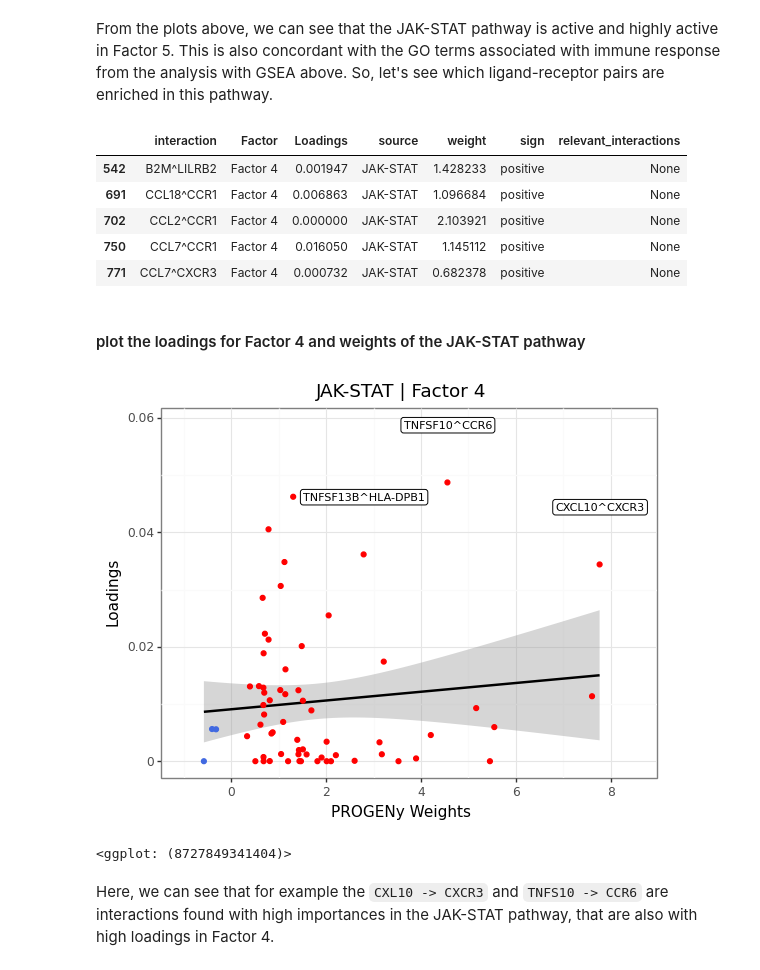
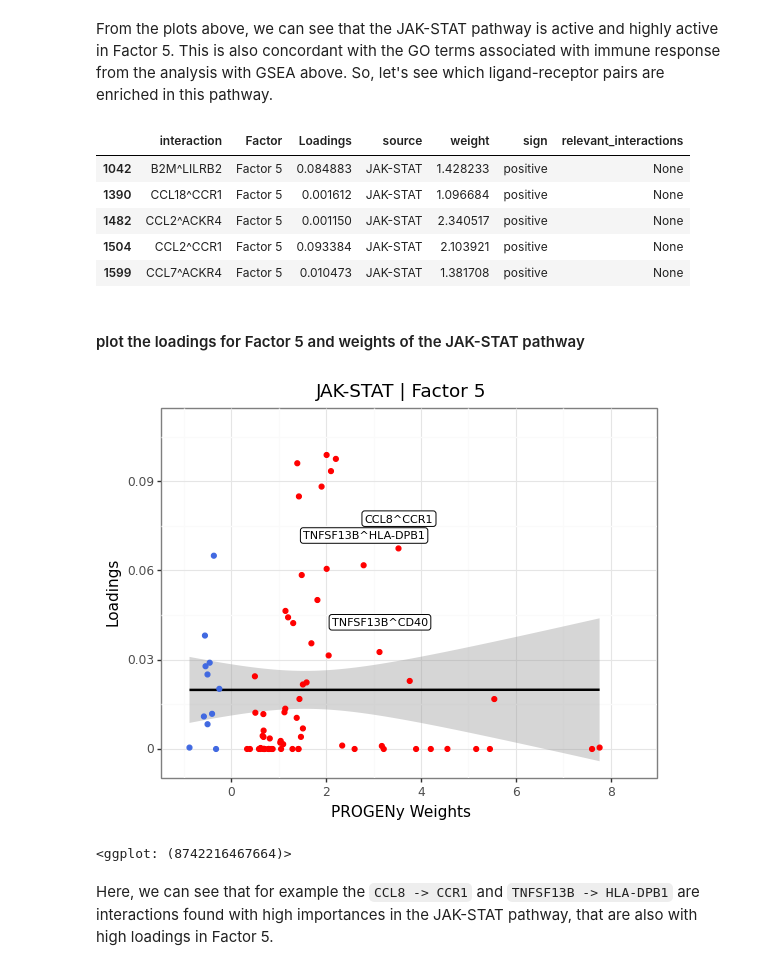
Before and after one commit to saezlab/ccc_protocols, a Jupyter notebook: notebooks/ccc_python/06-Functional-Footprinting.ipynb, the cells around one changed output. Cells and saved outputs as stored; diff of their text form; code cells hidden in the pictures.

```diff
--- a/notebooks/ccc_python/06-Functional-Footprinting.ipynb
+++ b/notebooks/ccc_python/06-Functional-Footprinting.ipynb
@@ -19,6 +20,6 @@ warnings.filterwarnings('ignore')
 # %% [markdown]
 ## Directories
 # %%
-output_folder = '../../Figures/'
+output_folder = '../../data/tc2c-outputs/'
 c2c.io.directories.create_directory(output_folder)
 # %% [output]
@@ -181,3 +200,5 @@ sns.clustermap(estimate, xticklabels=estimate.columns, cmap='coolwarm', z_score=
 # %% [markdown]
 Let's zoom in on Factor 5, which was strongly associated to the differences between control and condition across contexts and visualize the enrichment scores:
+# %%
+selected_factor = 'Factor 5'
 # %%
@@ -190,7 +213,7 @@ From the plots above, we can see that the JAK-STAT pathway is active and highly
 # loadings to long format
 lr_loadings_long = lr_loadings.reset_index().melt(id_vars='index', var_name="Factor", value_name="Loadings").rename(columns={'index':'interaction'})
 # join progeny weights and keep only JAK-STAT pathway
-lr_loadings_long = lr_loadings_long.merge(lr_progeny, on='interaction').query("source == 'JAK-STAT' and Factor == 'Factor 4'")
+lr_loadings_long = lr_loadings_long.merge(lr_progeny, on='interaction').query("source == 'JAK-STAT' and Factor == '{}'".format(selected_factor))
 # add sign to the weights
 lr_loadings_long['sign'] = lr_loadings_long['weight'].apply(lambda x: 'positive' if x > 0 else 'negative')
 # keep only relevant interactions for labels
@@ -198,27 +221,27 @@ lr_loadings_long['relevant_interactions'] = lr_loadings_long.apply(lambda x: x['
 lr_loadings_long.head()
 # %% [output]
 |  | interaction | Factor | Loadings | source | weight | sign | relevant_interactions |
-| 542 | B2M^LILRB2 | Factor 4 | 0.001947 | JAK-STAT | 1.428233 | positive | None |
-| 691 | CCL18^CCR1 | Factor 4 | 0.006863 | JAK-STAT | 1.096684 | positive | None |
-| 702 | CCL2^CCR1 | Factor 4 | 0.000000 | JAK-STAT | 2.103921 | positive | None |
-| 750 | CCL7^CCR1 | Factor 4 | 0.016050 | JAK-STAT | 1.145112 | positive | None |
-| 771 | CCL7^CXCR3 | Factor 4 | 0.000732 | JAK-STAT | 0.682378 | positive | None |
+| 1042 | B2M^LILRB2 | Factor 5 | 0.084883 | JAK-STAT | 1.428233 | positive | None |
+| 1390 | CCL18^CCR1 | Factor 5 | 0.001612 | JAK-STAT | 1.096684 | positive | None |
+| 1482 | CCL2^ACKR4 | Factor 5 | 0.001150 | JAK-STAT | 2.340517 | positive | None |
+| 1504 | CCL2^CCR1 | Factor 5 | 0.093384 | JAK-STAT | 2.103921 | positive | None |
+| 1599 | CCL7^ACKR4 | Factor 5 | 0.010473 | JAK-STAT | 1.381708 | positive | None |
 # %% [markdown]
-#### plot the loadings for Factor 4 and weights of the JAK-STAT pathway
+#### plot the loadings for Factor 5 and weights of the JAK-STAT pathway
 # %%
 (p9.ggplot(lr_loadings_long,
            p9.aes(x='weight', y='Loadings')) +
  p9.geom_smooth(method='lm') +
  p9.geom_point(p9.aes(colour='sign')) +
  p9.theme_bw() +
  p9.theme(legend_position='none') +
- p9.labs(title="JAK-STAT | Factor 4", x="PROGENy Weights", y="Loadings") +
+ p9.labs(title="JAK-STAT | {}".format(selected_factor), x="PROGENy Weights", y="Loadings") +
  p9.scale_colour_manual(values=["royalblue", "red"]) +
  p9.geom_label(p9.aes(label='relevant_interactions'), size=8, nudge_y=0.01, nudge_x=0.01) +
  p9.xlim(-1, 8.5)
  )
 # %% [output]
-[figure, old version]
+[figure, new version]
-<ggplot: (8727849341404)>
+<ggplot: (8742216467664)>
 # %% [markdown]
-Here, we can see that for example the `CXL10 -> CXCR3` and `TNFS10 -> CCR6` are interactions found with high importances in the JAK-STAT pathway, that are also with high loadings in Factor 4.
+Here, we can see that for example the `CCL8 -> CCR1` and `TNFSF13B -> HLA-DPB1` are interactions found with high importances in the JAK-STAT pathway, that are also with high loadings in Factor 5.
```
Also changed, not shown: parts of 11 cells of this notebook, 15 other files.
